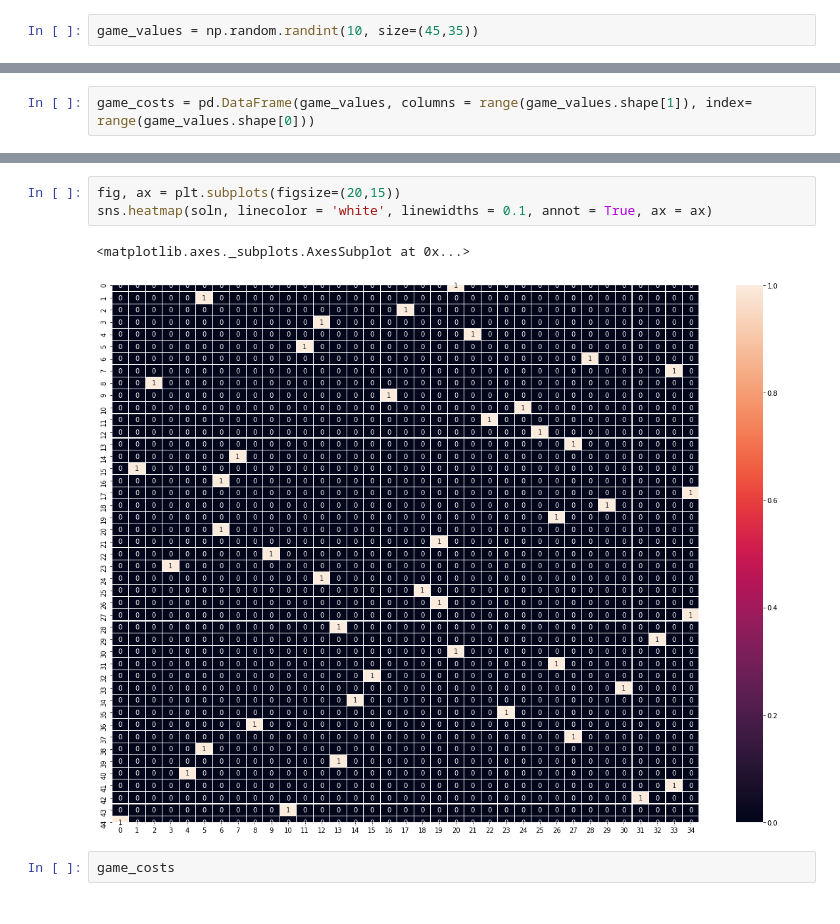
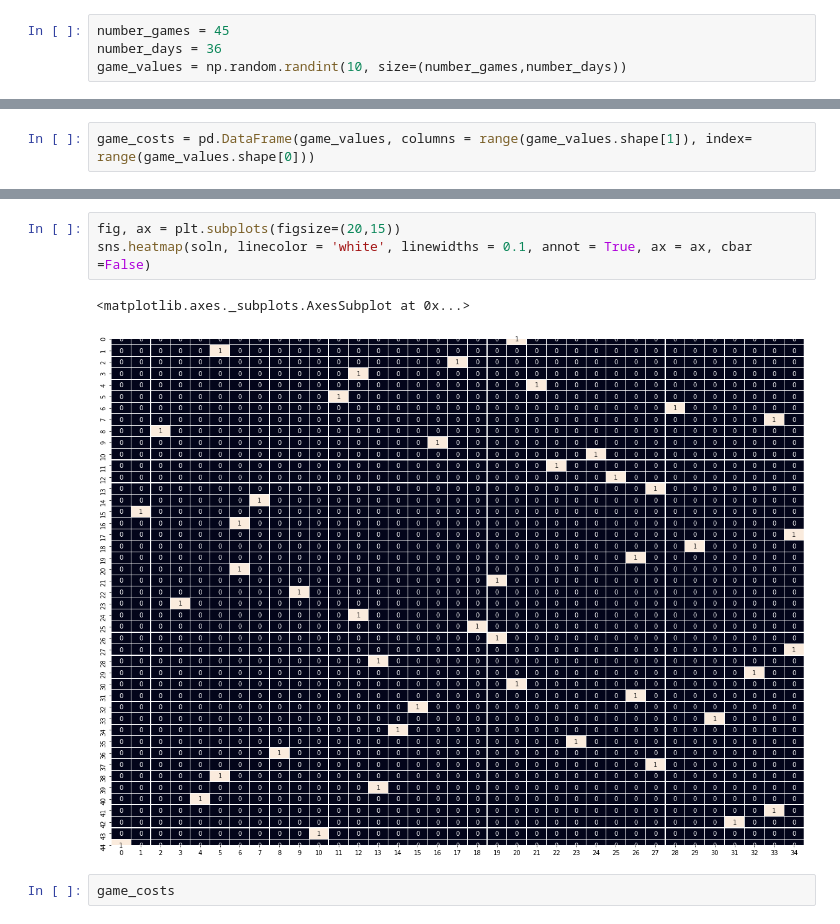
Before and after one commit to yatiraj1/optimization, a Jupyter notebook: ortools_scheduling/game_day_scheduling.ipynb, the cells around one changed output, grey strips where cells are left out. Cells and saved outputs as stored; diff of their text form.

Commit message:
portion for input of number_games and umber_days

```diff
--- a/ortools_scheduling/game_day_scheduling.ipynb
+++ b/ortools_scheduling/game_day_scheduling.ipynb
@@ -6,7 +6,9 @@ import numpy as np
 import seaborn as sns
 from matplotlib import pyplot as plt
 # %%
-game_values = np.random.randint(10, size=(45,35))
+number_games = 45
+number_days = 36
+game_values = np.random.randint(10, size=(number_games,number_days))
 # %%
 #modifying  game_values so that there is same value for weekdays/weekends, which is different from weekends/weekdays
 for i in range(len(game_values)):
@@ -122,10 +124,10 @@ Game  43  assigned to day  10   Cost =  3
 Game  44  assigned to day  0   Cost =  6
 # %%
 fig, ax = plt.subplots(figsize=(20,15))
-sns.heatmap(soln, linecolor = 'white', linewidths = 0.1, annot = True, ax = ax)
+sns.heatmap(soln, linecolor = 'white', linewidths = 0.1, annot = True, ax = ax, cbar =False)
 # %% [output]
 <matplotlib.axes._subplots.AxesSubplot at 0x...>
-[figure, old version]
+[figure, new version]
 # %%
 game_costs
 # %% [output]
```
